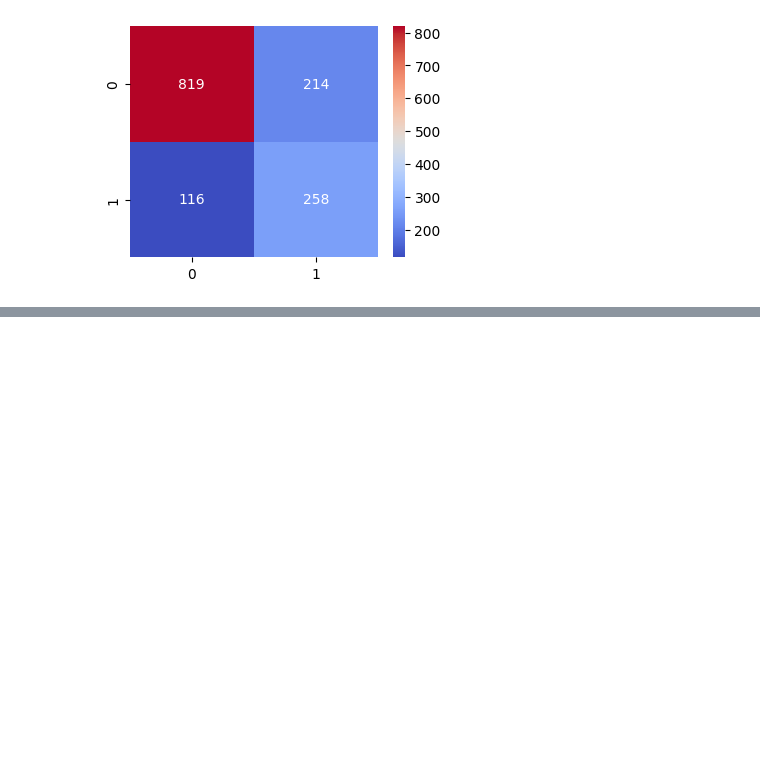
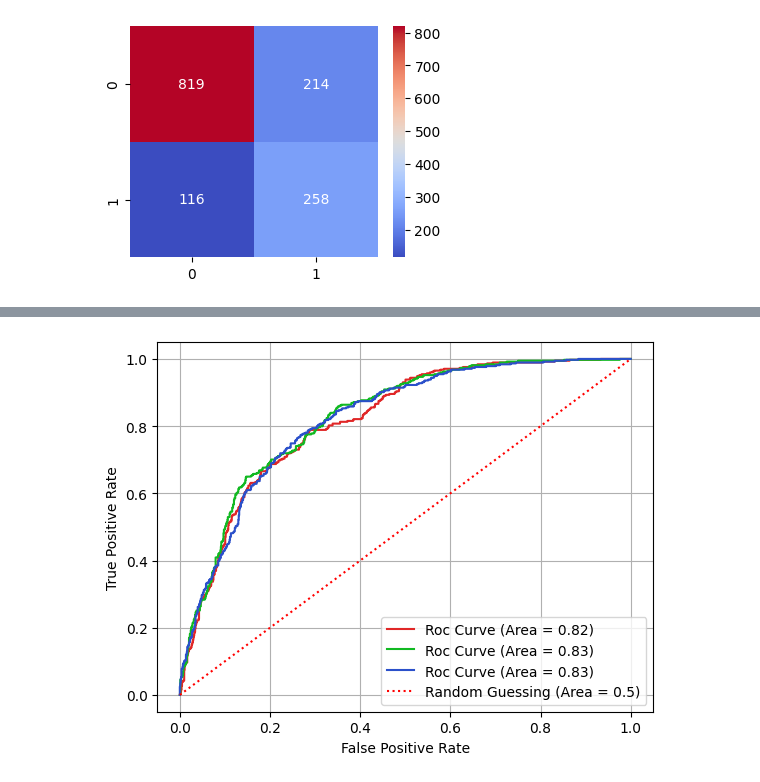
Before and after one commit to Md-Maruf-1727/customer-churn-prediction-ml, a Jupyter notebook: NoteBooks/04_model_training.ipynb, the cells around one changed output, grey strips where cells are left out. Cells and saved outputs as stored; diff of their text form; code cells hidden in the pictures; blank space fills up the shorter version.

Commit message:
roc curve

```diff
--- a/NoteBooks/04_model_training.ipynb
+++ b/NoteBooks/04_model_training.ipynb
@@ -325,3 +325,23 @@ comparing
 | 0 | GaussianNB | 0.620121 | 0.598291 | 0.732765 | 0.748663 | 0.598291 | 0.818240 | {'model__var_smoothing': 1e-12} | 0.617231 |
 | 1 | Logistic Regression | 0.634807 | 0.601081 | 0.737740 | 0.743316 | 0.601081 | 0.828715 | {'model__C': 0.05, 'model__class_... | 0.628415 |
 | 2 | Random Forest Classifier | 0.747831 | 0.609929 | 0.765458 | 0.689840 | 0.609929 | 0.741338 | {'model__class_weight': None, 'mo... | 0.625644 |
+# %%
+fpr1, tpr1, _ = roc_curve(ytest, gnb_pred_proba)
+
+fpr2, tpr2, _ = roc_curve(ytest, logistic_model_pred_proba)
+
+fpr3, tpr3, _ = roc_curve(ytest, rf_pred_proba)
+
+plt.plot(fpr1, tpr1, color="#E02727", label= f"Roc Curve (Area = {gnb_roc_auc:.2f})")
+plt.plot(fpr2, tpr2, color="#11B922", label= f"Roc Curve (Area = {logistic_roc_auc:.2f})")
+plt.plot(fpr3, tpr3, color="#2B50CA", label= f"Roc Curve (Area = {logistic_roc_auc:.2f})")
+
+plt.plot([0, 1], [0, 1], color='red', linestyle=":", label="Random Guessing (Area = 0.5)")
+
+plt.xlabel("False Positive Rate")
+plt.ylabel("True Positive Rate")
+plt.legend(loc='lower right')
+plt.grid(True)
+plt.show()
+# %% [output]
+[figure, added]
```
